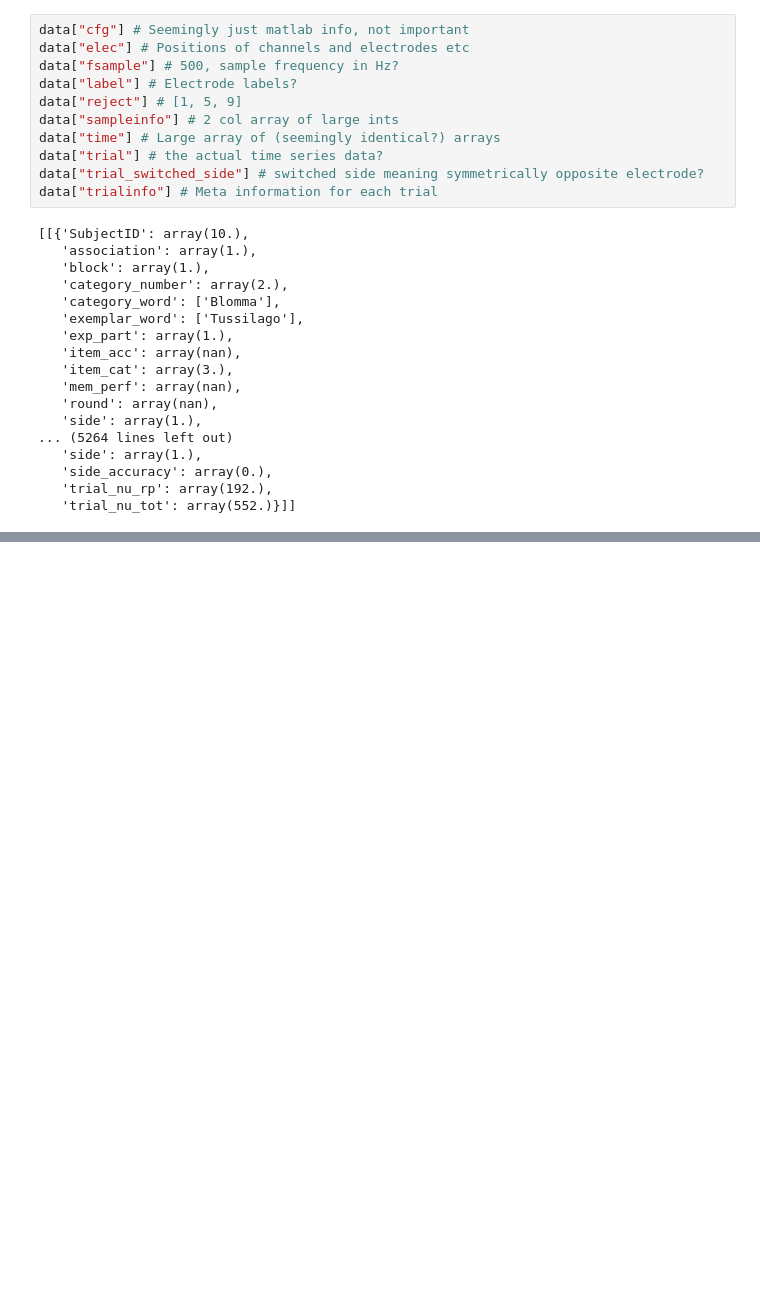
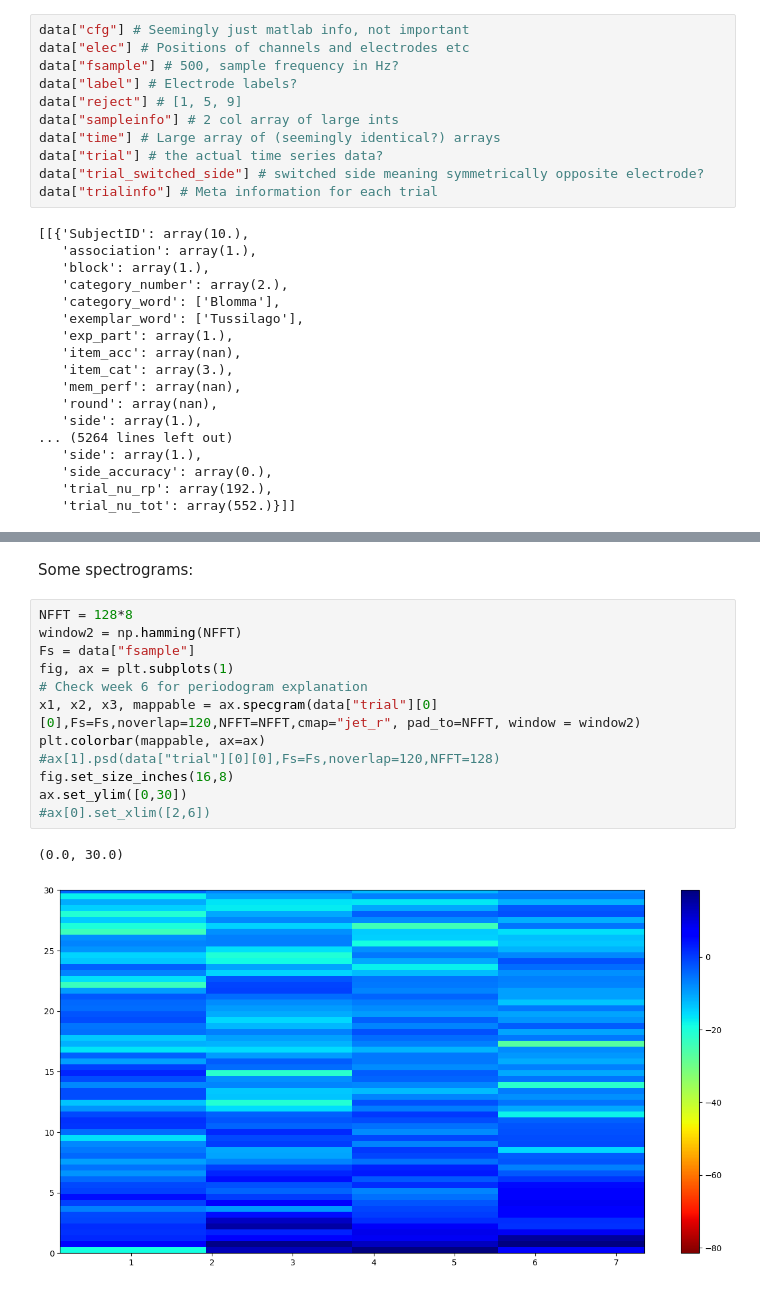
Before and after one commit to duedahl/LU_EEG_Classification, a Jupyter notebook: DataExploration.ipynb, the cells around one changed output, grey strips where cells are left out. Saved outputs shown, nothing was run; the diff lists cells and outputs as text; blank space fills up the shorter version.

```diff
--- a/DataExploration.ipynb
+++ b/DataExploration.ipynb
@@ -70,0 +130,17 @@ data["trialinfo"] # Meta information for each trial
+# %% [markdown]
+Some spectrograms:
+# %%
+NFFT = 128*8
+window2 = np.hamming(NFFT)
+Fs = data["fsample"]
+fig, ax = plt.subplots(1)
+# Check week 6 for periodogram explanation
+x1, x2, x3, mappable = ax.specgram(data["trial"][0][0],Fs=Fs,noverlap=120,NFFT=NFFT,cmap="jet_r", pad_to=NFFT, window = window2)
+plt.colorbar(mappable, ax=ax)
+#ax[1].psd(data["trial"][0][0],Fs=Fs,noverlap=120,NFFT=128)
+fig.set_size_inches(16,8)
+ax.set_ylim([0,30])
+#ax[0].set_xlim([2,6])
+# %% [output]
+(0.0, 30.0)
+[figure, added]
```
Also changed, not shown: parts of 8 cells of this notebook.
